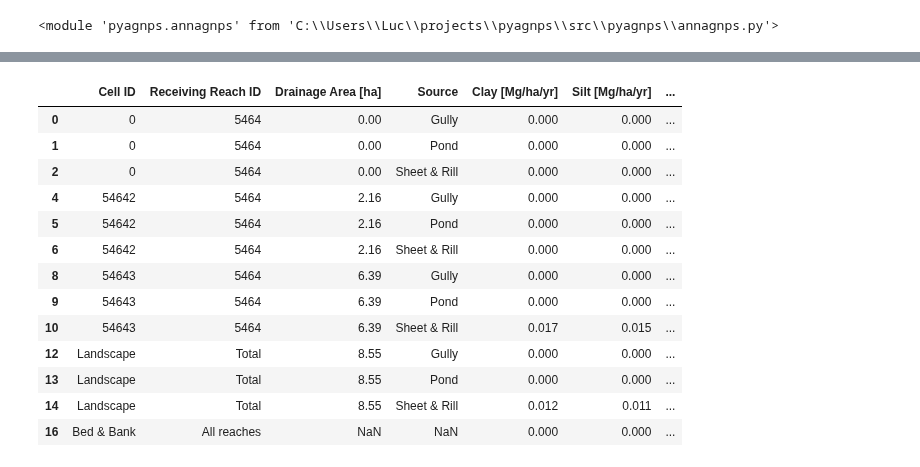
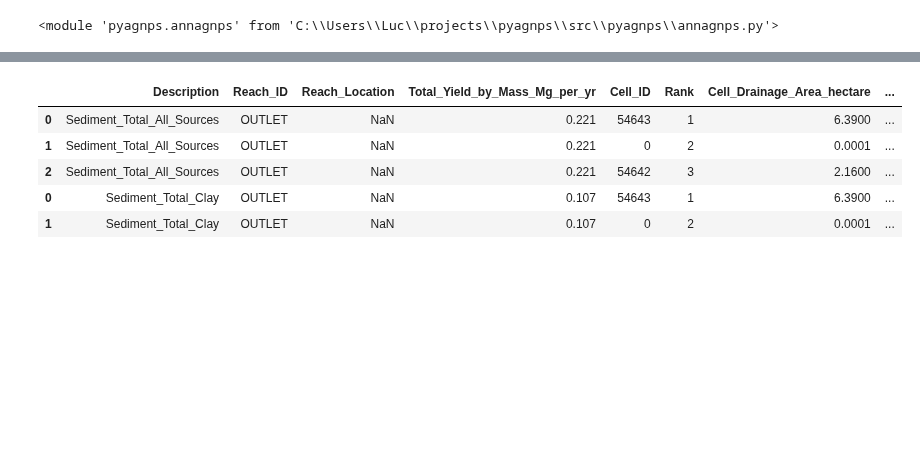
Before and after one commit to LucRSquared/pyagnps, a Jupyter notebook: notebooks/annagnps/post_process_annagnps_outputs.ipynb, the cells around one changed output, grey strips where cells are left out. Drawn from its saved outputs; the diff is of its cells as text; code cells hidden in the pictures; blank space fills up the shorter version.

```diff
--- a/notebooks/annagnps/post_process_annagnps_outputs.ipynb
+++ b/notebooks/annagnps/post_process_annagnps_outputs.ipynb
@@ -24,20 +21,12 @@ list(data.keys())
  'AnnAGNPS_AA_Sediment_yield_UA_RR_Total',
  'AnnAGNPS_AA_Water_yield_UA_RR_Total']
 # %%
-df1 = data['AnnAGNPS_AA_Sediment_yield_(unit-area)']
-df1
+df1 = data['AnnAGNPS_AA_Sediment_yield_UA_RR_Total']
+df1.head()
 # %% [output]
-|  | Cell ID | Receiving Reach ID | Drainage Area [ha] | Source | Clay [Mg/ha/yr] | Silt [Mg/ha/yr] | ... |
-| 0 | 0 | 5464 | 0.00 | Gully | 0.000 | 0.000 | ... |
-| 1 | 0 | 5464 | 0.00 | Pond | 0.000 | 0.000 | ... |
-| 2 | 0 | 5464 | 0.00 | Sheet & Rill | 0.000 | 0.000 | ... |
-| 4 | 54642 | 5464 | 2.16 | Gully | 0.000 | 0.000 | ... |
-| 5 | 54642 | 5464 | 2.16 | Pond | 0.000 | 0.000 | ... |
-| 6 | 54642 | 5464 | 2.16 | Sheet & Rill | 0.000 | 0.000 | ... |
-| 8 | 54643 | 5464 | 6.39 | Gully | 0.000 | 0.000 | ... |
-| 9 | 54643 | 5464 | 6.39 | Pond | 0.000 | 0.000 | ... |
-| 10 | 54643 | 5464 | 6.39 | Sheet & Rill | 0.017 | 0.015 | ... |
-| 12 | Landscape | Total | 8.55 | Gully | 0.000 | 0.000 | ... |
-| 13 | Landscape | Total | 8.55 | Pond | 0.000 | 0.000 | ... |
-| 14 | Landscape | Total | 8.55 | Sheet & Rill | 0.012 | 0.011 | ... |
-| 16 | Bed & Bank | All reaches | NaN | NaN | 0.000 | 0.000 | ... |
+|  | Description | Reach_ID | Reach_Location | Total_Yield_by_Mass_Mg_per_yr | Cell_ID | Rank | Cell_Drainage_Area_hectare | ... |
+| 0 | Sediment_Total_All_Sources | OUTLET | NaN | 0.221 | 54643 | 1 | 6.3900 | ... |
+| 1 | Sediment_Total_All_Sources | OUTLET | NaN | 0.221 | 0 | 2 | 0.0001 | ... |
+| 2 | Sediment_Total_All_Sources | OUTLET | NaN | 0.221 | 54642 | 3 | 2.1600 | ... |
+| 0 | Sediment_Total_Clay | OUTLET | NaN | 0.107 | 54643 | 1 | 6.3900 | ... |
+| 1 | Sediment_Total_Clay | OUTLET | NaN | 0.107 | 0 | 2 | 0.0001 | ... |
```
Also changed, not shown: parts of 9 cells of this notebook, 1 other file.
